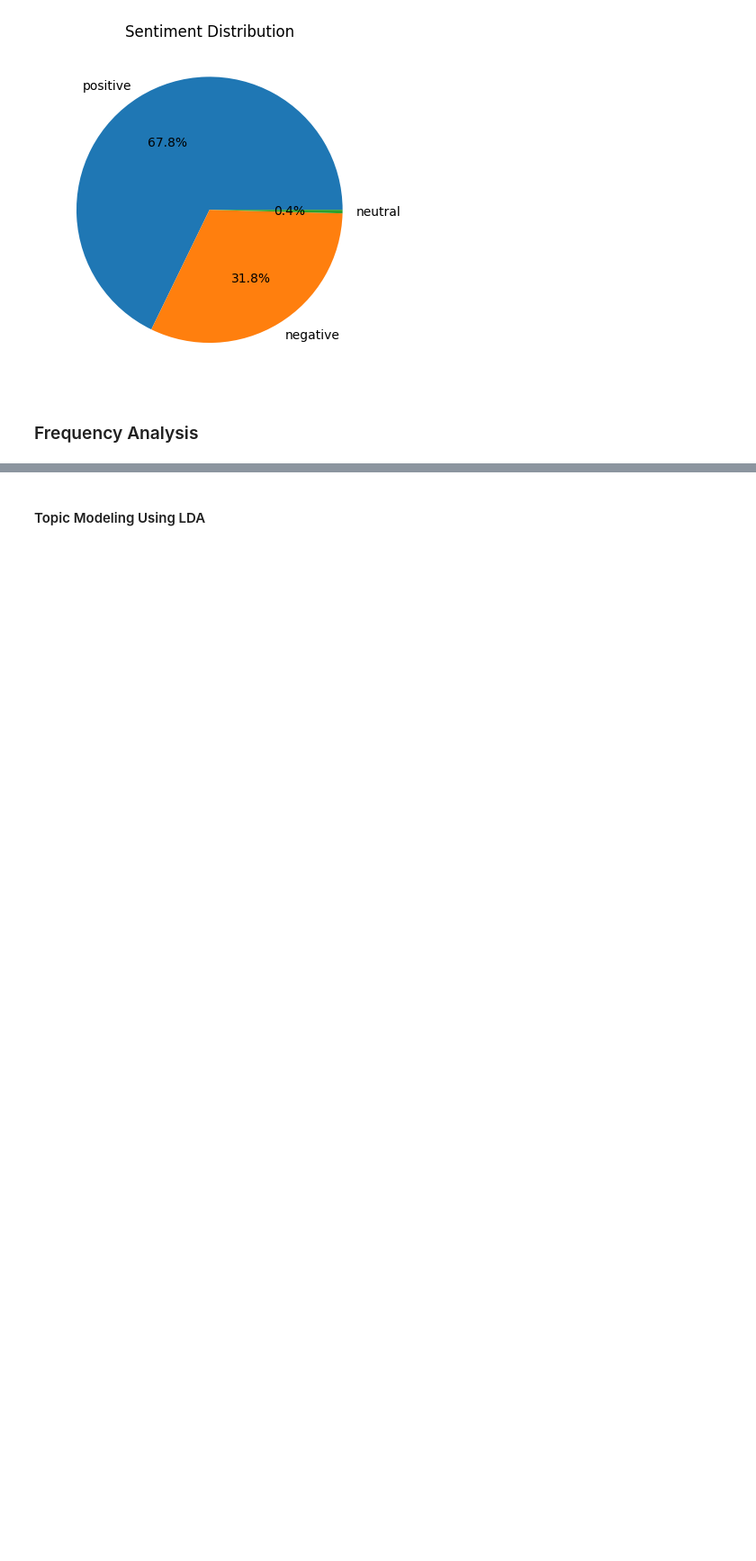
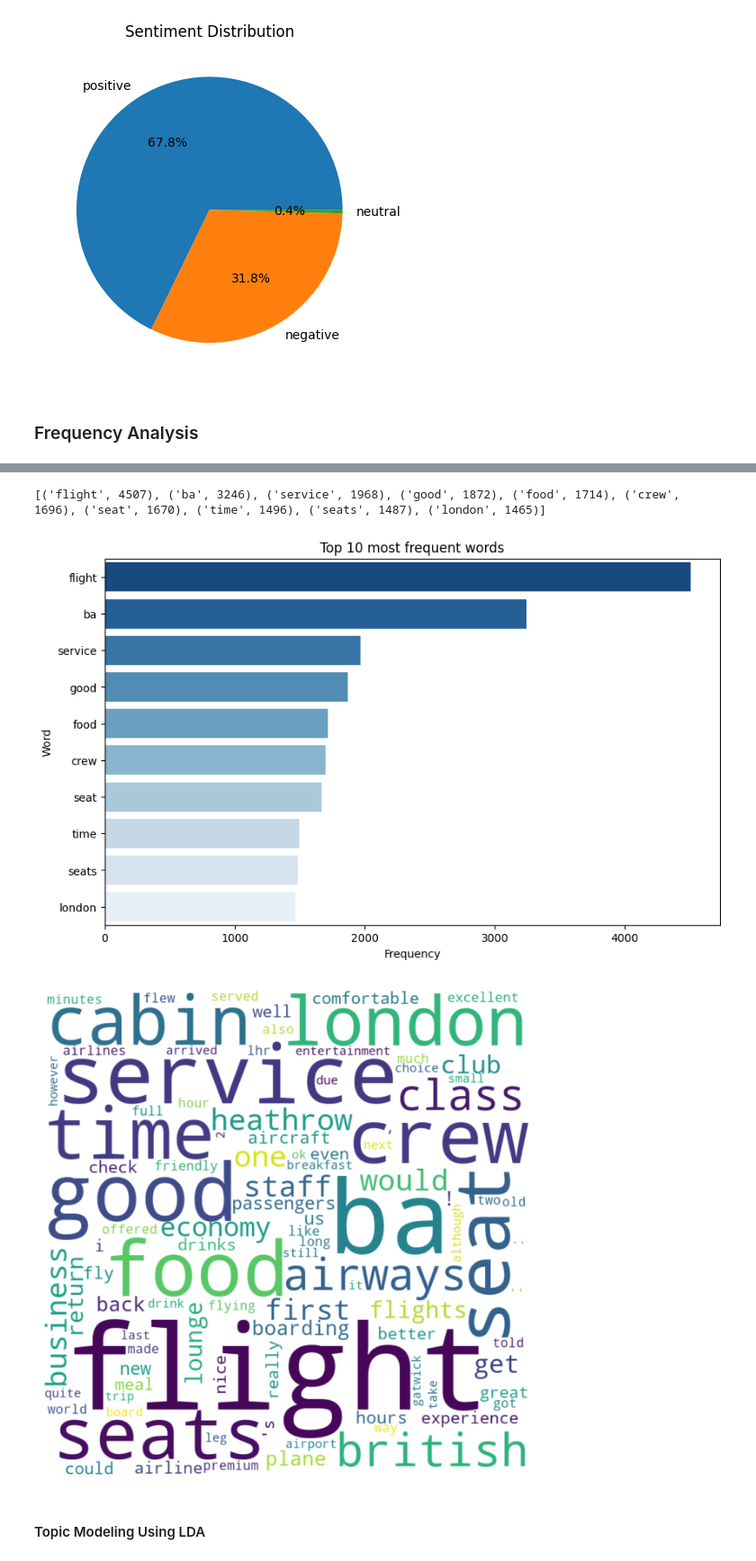
Before and after one commit to Timmy485/Forage_British_Airways, a Jupyter notebook: EDA_and_Visualization.ipynb, the cells around one changed output, grey strips where cells are left out. Shown at 90% size. Drawn from its saved outputs; the diff is of its cells as text; code cells hidden in the pictures; blank space fills up the shorter version.

```diff
--- a/EDA_and_Visualization.ipynb
+++ b/EDA_and_Visualization.ipynb
@@ -275,2 +240,8 @@ plt.show()
+# %%
+freq_analysis(positive_reviews['reviews'])
+# %% [output]
+[('flight', 4507), ('ba', 3246), ('service', 1968), ('good', 1872), ('food', 1714), ('crew', 1696), ('seat', 1670), ('time', 1496), ('seats', 1487), ('london', 1465)]
+[figure, added]
+[figure, added]
 # %% [markdown]
 #### Topic Modeling Using LDA
```
Also changed, not shown: parts of 37 cells of this notebook.
